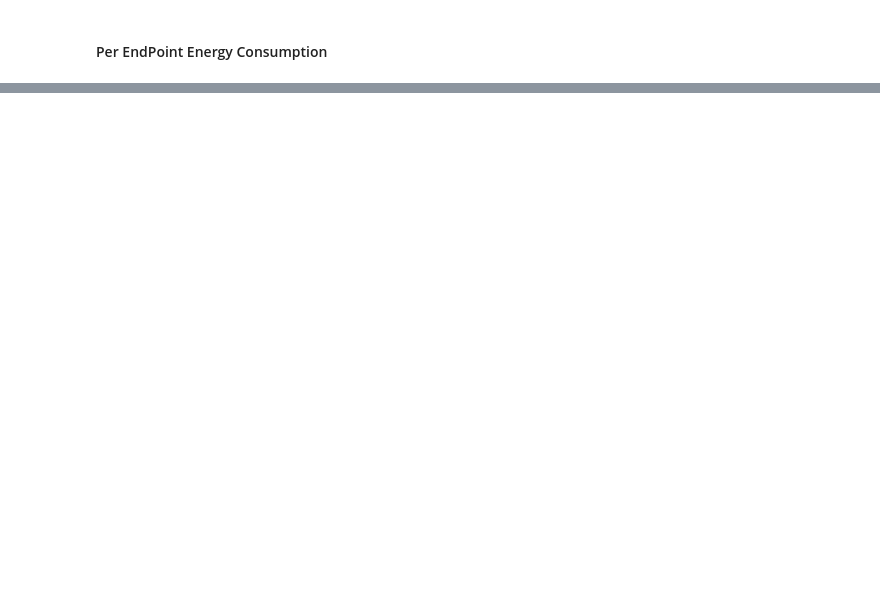
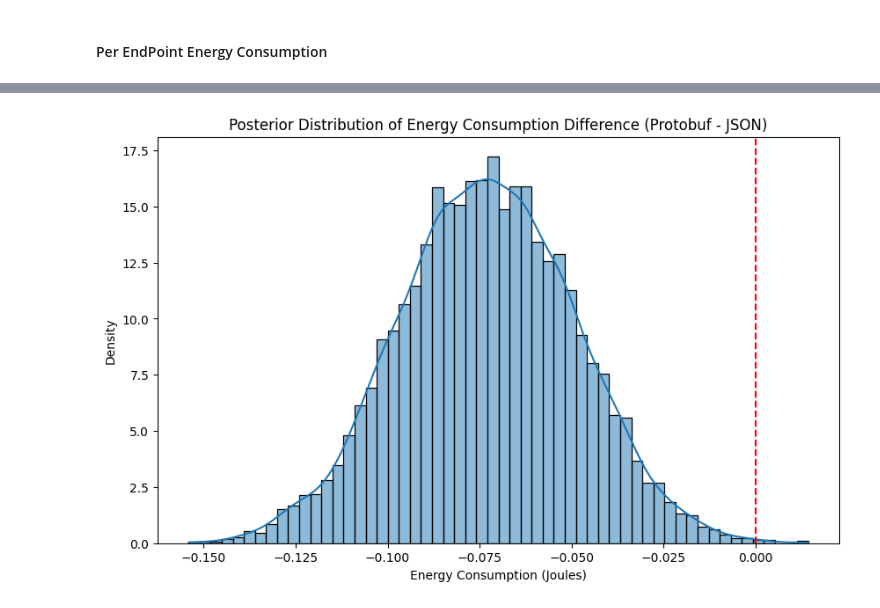
Before and after one commit to MiguelFerreira18/Comparing_JSON_and_ProtoBuf_in_HTTP-based-_REST_architectures, a Jupyter notebook: Data_Analasys/Hypothesis_test.ipynb, the cells around one changed output, grey strips where cells are left out. Saved outputs shown, nothing was run; the diff lists cells and outputs as text; code cells hidden in the pictures; blank space fills up the shorter version.

```diff
--- a/Data_Analasys/Hypothesis_test.ipynb
+++ b/Data_Analasys/Hypothesis_test.ipynb
@@ -23,7 +26,7 @@ metric_row_selection = [
     const.RESPONSE_TIME,
     const.HTTP_REQ_DURATION,
 ]
-metric_selection_pods = [const.PKG, const.OTHER]
+metric_selection_pods = [const.PKG, const.OTHER, const.DRAM, const.GPU]
 # %% [markdown]
 # Load All Reports
 # %%
@@ -694,0 +1165,84 @@ for i, endpoint in enumerate(endpoints):
+# %%
+JSON = "JSON"
+PROTOBUF = "Protobuf"
+for i, endpoint in enumerate(endpoints):
+    print(f"Endpoint: {endpoint} ({test_name})")
+    is_creation = True if i == 0 else False
+
+    json_table_energy_consumption,json_energy_consumption = compute_energy_statistics(JSON,endpoint,json_pod_reports[i],is_creation)
+    protobuf_table_energy_consumption,protobuf_energy_consumption = compute_energy_statistics(PROTOBUF,endpoint,protobuf_pod_reports[i],is_creation)
+
+    concatenated_table = pd.concat([json_table_energy_consumption,protobuf_table_energy_consumption])
+    display(concatenated_table)
+
+    diff_table = display_percentage_difference_energy(concatenated_table)
+    display(diff_table)
+
+    p,diffs,ci = bootstrap_probability(protobuf_energy_consumption,json_energy_consumption)
+
+    print(f"Probability of Protobuf > JSON: {p}")
+    print(f"95% CI for differenc in energy consumption Protobuf > JSON: [{ci[0]:.4f}, {ci[1]:.4f}]")
+
+    histogram_plot_data(diffs, "Posterior Distribution of Energy Consumption Difference (Protobuf - JSON)", "Energy Consumption (Joules)")
+
+    # plot a histogram of the energy consumption
+    plt.figure(figsize=(10, 5))
+    sns.kdeplot(json_energy_consumption, label="JSON", fill=True)
+    sns.kdeplot(protobuf_energy_consumption, label="Protobuf", fill=True)
+    plt.xlabel("Energy Consumption (Watts)")
+    plt.ylabel("Density")
+    plt.title("Energy Consumption Distribution")
+    plt.legend()
+    plt.show()
+
+
+    json_total_energy_consumption = np.sum(json_energy_consumption)
+    protobuf_total_energy_consumption = np.sum(protobuf_energy_consumption)
+    json_median = np.median(json_energy_consumption)
+    protobuf_median = np.median(protobuf_energy_consumption)
+
+    delta, res = cliffs_delta(json_energy_consumption, protobuf_energy_consumption)
+
+    _, p_median, _, _ = median_test(protobuf_energy_consumption, json_energy_consumption)
+
+    print(f"JSON Median Energy Consumption: {json_median}")
+    print(f"Protobuf Median Energy Consumption: {protobuf_median}")
+    print(f"JSON Total Energy Consumption: {json_total_energy_consumption} Joules")
+    print(f"Protobuf Total Energy Consumption: {protobuf_total_energy_consumption} Joules")
+
+    print(
+        f"Cliff’s Delta: {delta} (Interpretation: Small <0.147, Medium <0.33, Large >0.33)"
+    )
+    print(f"Median Test p-value: {p_median}")
+
+    plt.figure(figsize=(10, 5))
+    sns.kdeplot(json_response_times, label="JSON", fill=True)
+    sns.kdeplot(protobuf_response_times, label="Protobuf", fill=True)
+    plt.xlabel("Energy Consumption (Watts)")
+    plt.ylabel("Density")
+    plt.title(f"Energy Consumption Distribution - {endpoint}")
+    plt.legend()
+    plt.show()
+
+    json_normality_p = normaltest(json_energy_consumption).pvalue
+    protobuf_normality_p = normaltest(protobuf_energy_consumption).pvalue
+
+    variance_p = levene(protobuf_energy_consumption,json_energy_consumption).pvalue
+
+    if json_normality_p > 0.05 and protobuf_normality_p > 0.05:
+        test_stat, p_value = ttest_ind(
+            protobuf_energy_consumption, json_energy_consumption, equal_var=(variance_p >= 0.05)
+        )
+        test_name = "t-test"
+    else:
+        test_stat, p_value = mannwhitneyu(
+            protobuf_energy_consumption, json_energy_consumption, alternative="less"
+        )
+        test_name = "Mann-Whitney U test"
+
+    print(f"p-value: {p_value}")
+    if p_value < 0.05:
+        print("Significant difference found!\n")
+    else:
+        print("No significant difference.\n")
+# %% [output]
@@ -694,0 +1261 @@ for i, endpoint in enumerate(endpoints):
+[figure, added]
```
Also changed, not shown: parts of 18 cells of this notebook, 30 other files.
